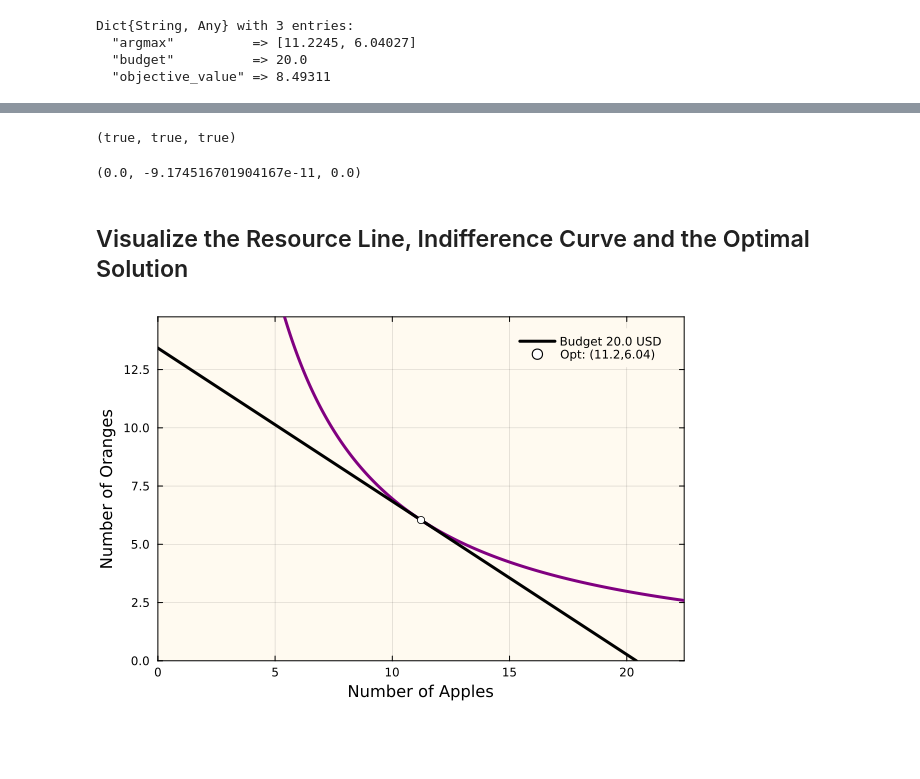
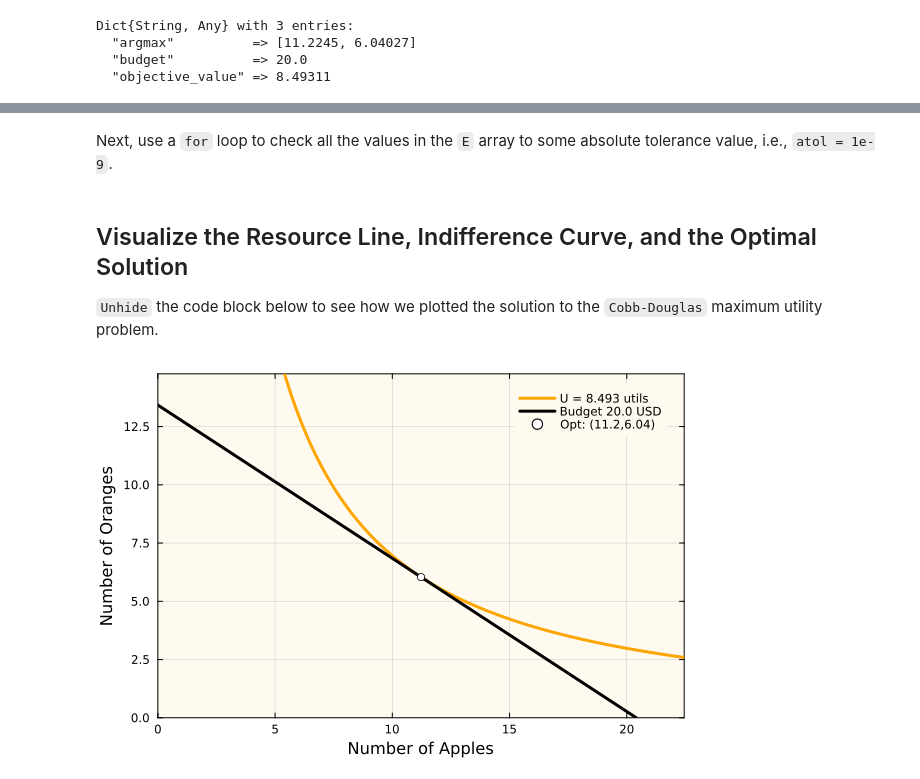
Before and after one commit to varnerlab/CHEME-4800-5800-Examples-AY-2024, a Jupyter notebook: week-12/L12c/CHEME-5800-L12c-OptimalSoln-CobbDouglas-Utility.ipynb, the cells around one changed output, grey strips where cells are left out. Drawn from its saved outputs; the diff is of its cells as text; code cells hidden in the pictures; blank space fills up the shorter version.

Commit message:
Cobb douglas
cobb douglas

```diff
--- a/week-12/L12c/CHEME-5800-L12c-OptimalSoln-CobbDouglas-Utility.ipynb
+++ b/week-12/L12c/CHEME-5800-L12c-OptimalSoln-CobbDouglas-Utility.ipynb
@@ -71,10 +55,4 @@ To compute the optimal value for a constrained `Cobb-Douglas` utility maximizati
 # %%
-# initialize -
-α = [0.55, 0.45]; # coefficients
-c = [0.98, 1.49]; # price of x1 and x2
-total_budget = 20.0;
-
-# build my problem object -
 problem = build(MySimpleCobbDouglasChoiceProblem, (
 
     initial = 0.1*ones(2), # initial guess
@@ -87,7 +65,4 @@ problem = build(MySimpleCobbDouglasChoiceProblem, (
         0.0 100.0; # L U
         0.0 100.0; # L U
     ]
-));
-
-# call tghe solve function. This will return a dictionary -
-solution = solve(problem);
+)); # hmmm. why is there an extra set of () inside the function?
@@ -121,15 +100,9 @@ Ū₂ = (1-α[1])*(x̂₁^(α[1]))*(x̂₂^(-α[1]))
 λ = Ū₁/c₁;
 
 # Compute the first-order conditions -
-E1 = Ū₁ - λ*c₁
-E2 = Ū₂ - λ*c₂
-E3 = I - (c₁*x̂₁ + c₂*x̂₂)
-
-# checkme -
-isapprox.((E1,E2,E3),(0.0,0.0,0.0), atol=1e-10)
+E = zeros(3);
+E[1] = Ū₁ - λ*c₁
+E[2] = Ū₂ - λ*c₂
+E[3] = I - (c₁*x̂₁ + c₂*x̂₂);
-# %% [output]
-(true, true, true)
-# %%
-E1, E2, E3
-# %% [output]
-(0.0, -9.174516701904167e-11, 0.0)
+# %% [markdown]
+Next, use a `for` loop to check all the values in the `E` array to some absolute tolerance value, i.e., `atol = 1e-9`.
@@ -136,28 +113,29 @@ E1, E2, E3
 # %% [markdown]
-## Visualize the Resource Line, Indifference Curve and the Optimal Solution
+## Visualize the Resource Line, Indifference Curve, and the Optimal Solution
+`Unhide` the code block below to see how we plotted the solution to the `Cobb-Douglas` maximum utility problem.
 # %%
 # ok, let's grab the results dictionary, and the Uopt -
 Uopt = round(solution["objective_value"], sigdigits=4);
 xopt = solution["argmax"];
 c = problem.c;
 budget_value = problem.I;
 xlim = [0.0, 1.1*(budget_value/c[1])];
 ylim = [0.0, 1.1*(budget_value/c[2])];
 x1_opt = round(xopt[1]; sigdigits=3)
 x2_opt = round(xopt[2]; sigdigits=3)
 
 # compute the indifference curve -
 INC = indifference(problem, Uopt, xlim)
 
 # compute the budget -
 BC = budget(problem, xlim)
 
 # make the plots -
-plot(INC[:,1],INC[:,2],label="", lw=3, c=:purple,
+plot(INC[:,1],INC[:,2], lw=3, c=:orange, label="U = $(Uopt) utils",
     bg="floralwhite", background_color_outside="white", framestyle = :box, fg_legend = :transparent);
 plot!(BC[:,1],BC[:,2], label="Budget $(budget_value) USD", lw=3,c=:black, xlim = xlim, ylim = ylim)
 scatter!([xopt[1]], [xopt[2]], ms=4, c="white", mec=:orange, label="Opt: ($(x1_opt),$(x2_opt))")
 xlabel!("Number of Apples", fontsize=18)
 ylabel!("Number of Oranges", fontsize=18)
 # %% [output]
-[figure, old version]
+[figure, new version]
```
Also changed, not shown: parts of 11 cells of this notebook, 1 other file.
